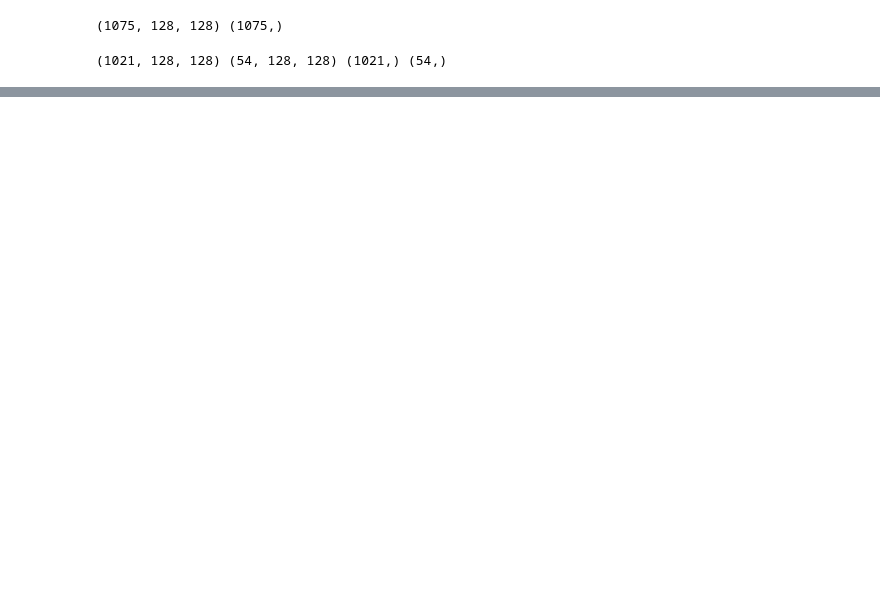
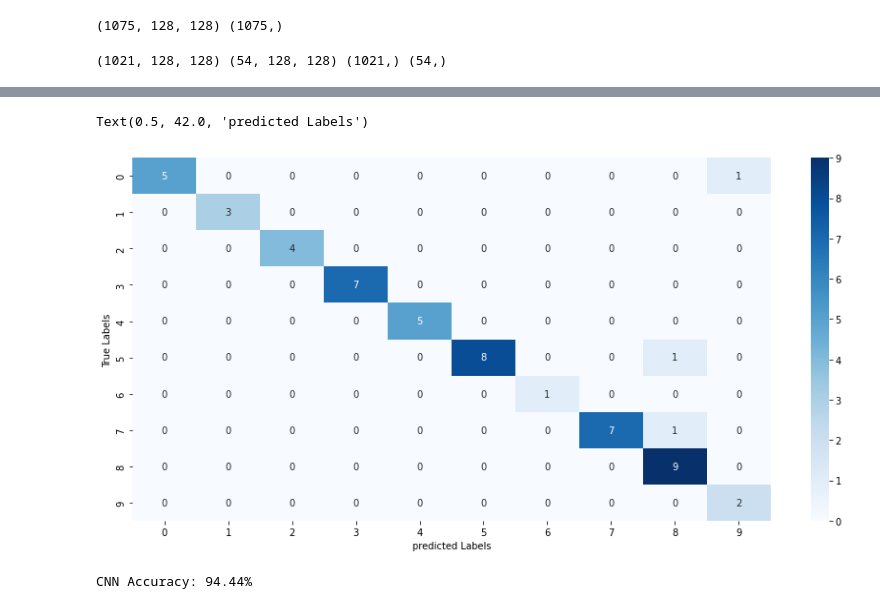
Before and after one commit to thm1d/digit_slr, a Jupyter notebook: code.ipynb, the cells around one changed output, grey strips where cells are left out. Saved outputs shown, nothing was run; the diff lists cells and outputs as text; code cells hidden in the pictures; blank space fills up the shorter version.

```diff
--- a/code.ipynb
+++ b/code.ipynb
@@ -139,0 +182,2 @@ accuracy_score(y_test, y_pred_labels)
+# %%
+cnn_model.fit(train_images, train_labels, epochs=30)
@@ -139,0 +210,3 @@ accuracy_score(y_test, y_pred_labels)
+# %%
+y_pred_cnn = cnn_model.predict(test_images)
+y_pred_labels_cnn = [np.argmax(i) for i in  y_pred_cnn]
@@ -139,0 +215,4 @@ accuracy_score(y_test, y_pred_labels)
+# %%
+# Building Confusion Matrix
+conf_mat_cnn = confusion_matrix(y_test, y_pred_labels_cnn)
+print(conf_mat_cnn)
@@ -139,0 +231,14 @@ accuracy_score(y_test, y_pred_labels)
+# %%
+# Ploting Confusion Matrix
+plt.figure(figsize=(15, 7))
+sns.heatmap(conf_mat_cnn, annot=True, fmt='d', cmap='Blues')
+plt.ylabel('True Labels')
+plt.xlabel("predicted Labels")
+# %% [output]
+Text(0.5, 42.0, 'predicted Labels')
+[figure, added]
+# %%
+accuracy_score(y_test, y_pred_labels_cnn)
+print("CNN Accuracy: %.2f%%" % (scores[1]*100))
+# %% [output]
+CNN Accuracy: 94.44%
```
Also changed, not shown: parts of 17 cells of this notebook, 2 other files.
